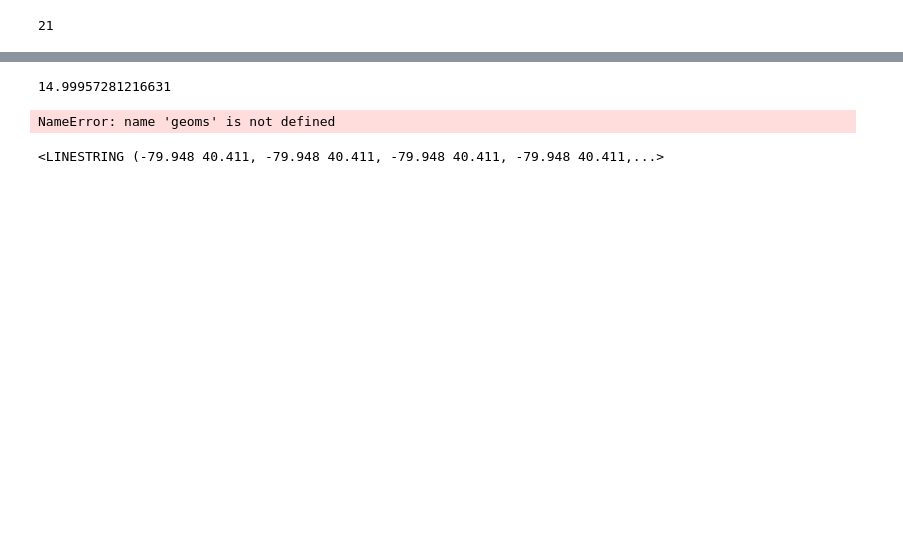
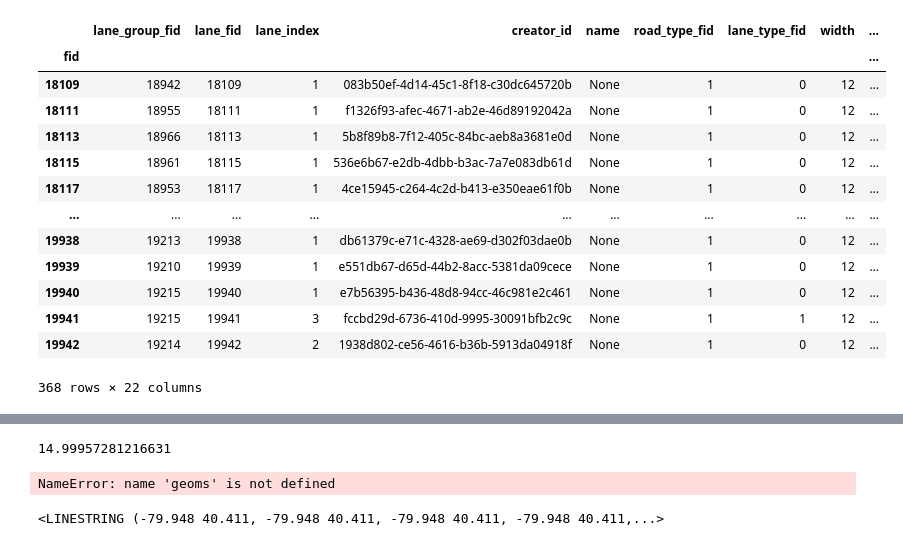
Before and after one commit to autonomousvision/py123d, a Jupyter notebook: notebooks/nuplan_map_dataframe.ipynb, the cells around one changed output, grey strips where cells are left out. Saved outputs shown, nothing was run; the diff lists cells and outputs as text; code cells hidden in the pictures; blank space fills up the shorter version.

```diff
--- a/notebooks/nuplan_map_dataframe.ipynb
+++ b/notebooks/nuplan_map_dataframe.ipynb
@@ -4,6 +4,7 @@ from nuplan.common.maps.nuplan_map.map_factory import get_maps_api, get_maps_db
 MAP_LOCATIONS = {"sg-one-north", "us-ma-boston", "us-nv-las-vegas-strip", "us-pa-pittsburgh-hazelwood"}
 # %%
 import geopandas as gpd
+import pyogrio
 
 
 # Path to your .gpkg file
@@ -29,3 +30,20 @@ layers = [
     "gen_lane_connectors_scaled_width_polygons",
     "meta",
 ]
+
+
+def load_layer(layer_name: str) -> gpd.geodataframe:
+
+
+    map_meta = gpd.read_file(path_to_gpkg, layer="meta", engine="pyogrio")
+    projection_system = map_meta[map_meta["key"] == "projectedCoordSystem"]["value"].iloc[0]
+
+    gdf_in_pixel_coords = pyogrio.read_dataframe(path_to_gpkg, layer=layer_name, fid_as_index=True)
+    gdf_in_utm_coords = gdf_in_pixel_coords.to_crs(projection_system)
+
+    # For backwards compatibility, cast the index to string datatype.
+    #   and mirror it to the "fid" column.
+    gdf_in_utm_coords.index = gdf_in_utm_coords.index.map(str)
+    gdf_in_utm_coords["fid"] = gdf_in_utm_coords.index
+
+    return gdf_in_utm_coords
@@ -53,7 +50,20 @@ gdf
-# %%
-
-lanes_polygons_df = gpd.read_file(path_to_gpkg, layer="lanes_polygons")
-
-len(lanes_polygons_df.keys())
-# %% [output]
-21
+# %%
+
+import pandas as pd
+lane_df =  load_layer("lanes_polygons")
+lane_df
+# %% [output]
+|  | lane_group_fid | lane_fid | lane_index | creator_id | name | road_type_fid | lane_type_fid | width | ... |
+| fid |  |  |  |  |  |  |  |  | ... |
+| 18109 | 18942 | 18109 | 1 | 083b50ef-4d14-45c1-8f18-c30dc645720b | None | 1 | 0 | 12 | ... |
+| 18111 | 18955 | 18111 | 1 | f1326f93-afec-4671-ab2e-46d89192042a | None | 1 | 0 | 12 | ... |
+| 18113 | 18966 | 18113 | 1 | 5b8f89b8-7f12-405c-84bc-aeb8a3681e0d | None | 1 | 0 | 12 | ... |
+| 18115 | 18961 | 18115 | 1 | 536e6b67-e2db-4dbb-b3ac-7a7e083db61d | None | 1 | 0 | 12 | ... |
+| 18117 | 18953 | 18117 | 1 | 4ce15945-c264-4c2d-b413-e350eae61f0b | None | 1 | 0 | 12 | ... |
+| ... | ... | ... | ... | ... | ... | ... | ... | ... | ... |
+| 19938 | 19213 | 19938 | 1 | db61379c-e71c-4328-ae69-d302f03dae0b | None | 1 | 0 | 12 | ... |
+| 19939 | 19210 | 19939 | 1 | e551db67-d65d-44b2-8acc-5381da09cece | None | 1 | 0 | 12 | ... |
+| 19940 | 19215 | 19940 | 1 | e7b56395-b436-48d8-94cc-46c981e2c461 | None | 1 | 0 | 12 | ... |
+| 19941 | 19215 | 19941 | 3 | fccbd29d-6736-410d-9995-30091bfb2c9c | None | 1 | 1 | 12 | ... |
+| 19942 | 19214 | 19942 | 2 | 1938d802-ce56-4616-b36b-5913da04918f | None | 1 | 0 | 12 | ... |
+368 rows × 22 columns
```
Also changed, not shown: parts of 5 cells of this notebook, 4 other files.
